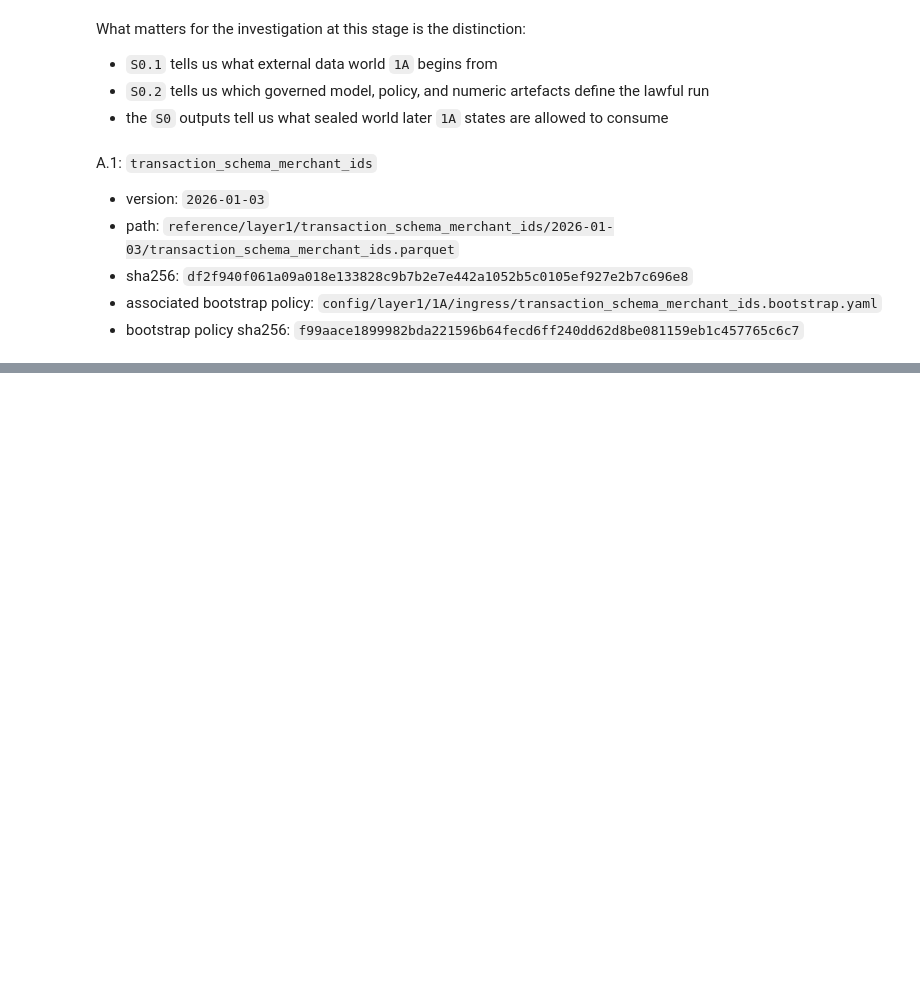
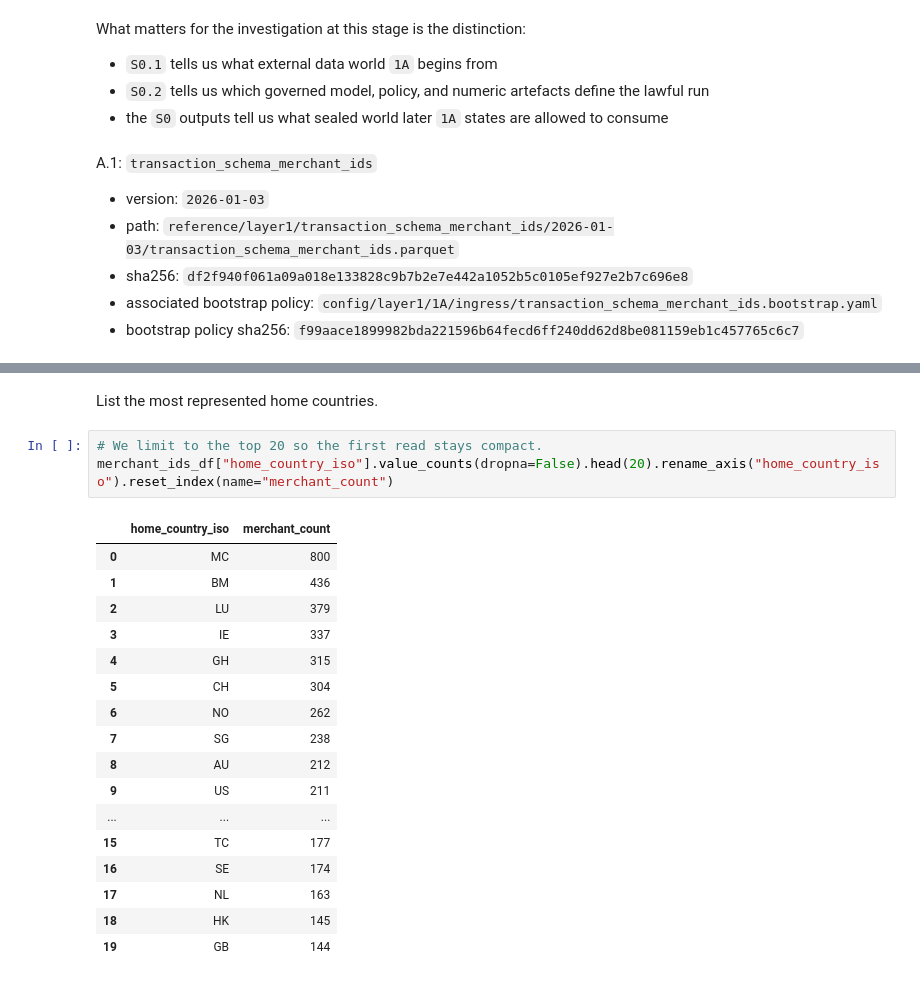
Before and after one commit to EsosaOrumwese/fraud-detection-system, a Jupyter notebook: analysis/dev_full_offline_investigation/00_investigation/notebooks/00_understanding_governed_data_world_p1.ipynb, the cells around one changed output, grey strips where cells are left out. Saved outputs shown, nothing was run; the diff lists cells and outputs as text; blank space fills up the shorter version.

```diff
--- a/analysis/dev_full_offline_investigation/00_investigation/notebooks/00_understanding_governed_data_world_p1.ipynb
+++ b/analysis/dev_full_offline_investigation/00_investigation/notebooks/00_understanding_governed_data_world_p1.ipynb
@@ -111,0 +252,23 @@ A.1: `transaction_schema_merchant_ids`
+# %% [markdown]
+List the most represented home countries.
+# %%
+# We limit to the top 20 so the first read stays compact.
+merchant_ids_df["home_country_iso"].value_counts(dropna=False).head(20).rename_axis("home_country_iso").reset_index(name="merchant_count")
+# %% [output]
+|  | home_country_iso | merchant_count |
+| 0 | MC | 800 |
+| 1 | BM | 436 |
+| 2 | LU | 379 |
+| 3 | IE | 337 |
+| 4 | GH | 315 |
+| 5 | CH | 304 |
+| 6 | NO | 262 |
+| 7 | SG | 238 |
+| 8 | AU | 212 |
+| 9 | US | 211 |
+| ... | ... | ... |
+| 15 | TC | 177 |
+| 16 | SE | 174 |
+| 17 | NL | 163 |
+| 18 | HK | 145 |
+| 19 | GB | 144 |
```
Also changed, not shown: parts of 15 cells of this notebook.
